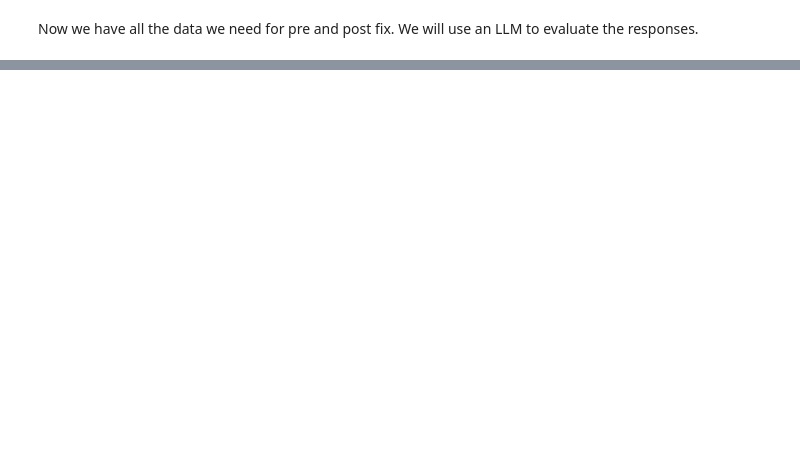
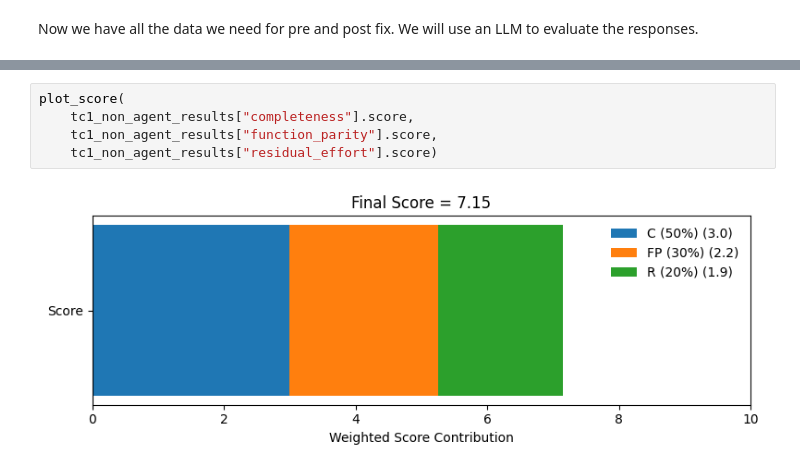
Before and after one commit to pranavgaikwad/kai-eval, a Jupyter notebook: notebooks/evaluation.ipynb, the cells around one changed output, grey strips where cells are left out. Cells and saved outputs as stored; diff of their text form; blank space fills up the shorter version.

```diff
--- a/notebooks/evaluation.ipynb
+++ b/notebooks/evaluation.ipynb
@@ -852,0 +973,7 @@ plot_score(results["completeness"], results["function_parity"], results["residua
+# %%
+plot_score(
+    tc1_non_agent_results["completeness"].score,
+    tc1_non_agent_results["function_parity"].score,
+    tc1_non_agent_results["residual_effort"].score)
+# %% [output]
+[figure, added]
```
Also changed, not shown: parts of 12 cells of this notebook, 1 other file.
